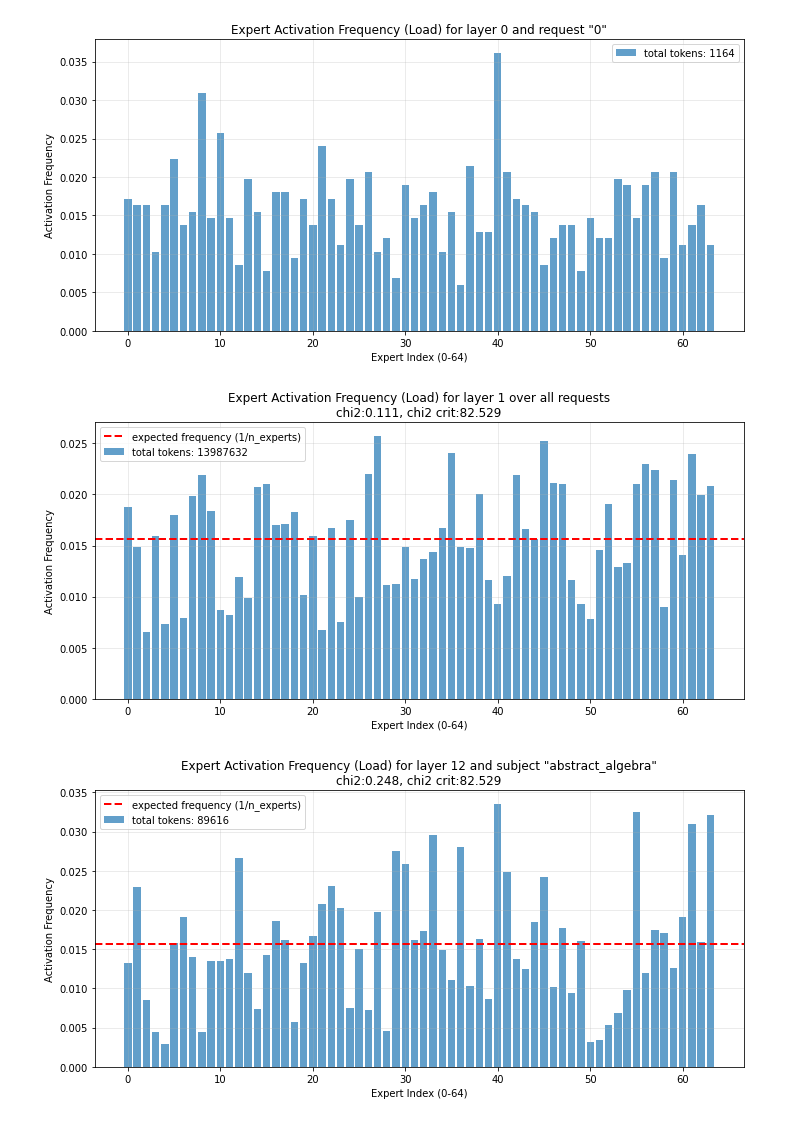
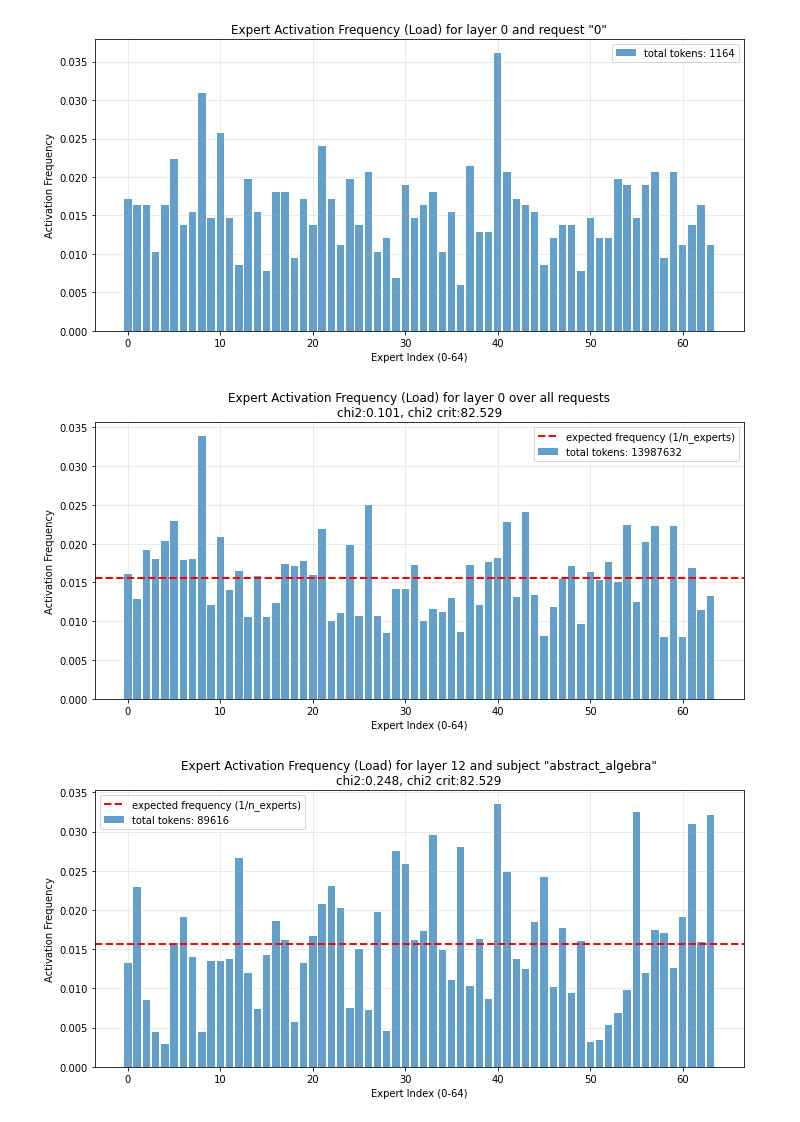
Before and after one commit to deveringham/moe-experiments, a Jupyter notebook: routing_analysis.ipynb, the cells around one changed output. Drawn from its saved outputs; the diff is of its cells as text; code cells hidden in the pictures.

```diff
--- a/routing_analysis.ipynb
+++ b/routing_analysis.ipynb
@@ -13,6 +13,7 @@ chat_template_size = 18
 model_choice = 'deepseek'
 
 if model_choice == 'qwen':
+    run_id = '20260320092339'
     n_experts = 60
     n_layers = 24
     k = 4
@@ -103,6 +104,22 @@ for d in data:
     probs_output = probs[prompt_len:, :, :]
     topk_indices = d['active_experts']
 
+    # For Qwen:         probs: [seq_len, n_experts, n_layers], topk_indices: [seq_len*k, n_layers]
+    # For DeepSeek:     probs: [seq_len, k, n_layers],         topk_indices: [seq_len, k, n_layers]
+    # For Mistral:      probs: [seq_len, n_experts, n_layers], topk_indices: [seq_len, k, n_layers]
+    # After conversion: probs: [seq_len, n_experts, n_layers], topk_indices: [seq_len, k, n_layers]
+    # (DeepSeek probs filled with 0s for non-selected experts)
+
+    if model_choice == 'qwen':
+        seq_len = probs.size(0)
+        topk_indices = torch.reshape(topk_indices, (seq_len, k, n_layers))
+    if model_choice == 'deepseek':
+        probs_extended = torch.zeros(probs.size(0), n_experts, n_layers)
+        probs_extended.scatter_(1, topk_indices, probs)
+        probs = probs_extended
+
+    #print(f"probs: {probs.size()}, topk_indices: {topk_indices.size()}")
+
     for i in range(len(output_tokens)):
         t = output_tokens[i]
         if t in per_id_activations:
@@ -328,32 +363,32 @@ per_layer_totals = [c.sum() for c in per_layer_counts]
 # %%
 # Examine load balance over all activations
 selected_layer = 0
 expert_counts = per_layer_counts[selected_layer]
 expert_ids = np.array(range(n_experts))
 count_per_expert = np.array([expert_counts[i] for i in expert_ids])
-total = expert_counts.total()
+total = per_layer_totals[selected_layer]
 
 expected_freq = 1 / n_experts
 freqs = count_per_expert / total
-chisq = np.sum(np.square(freqs - expected_freq) / expected_freq)
+chisq = torch.sum(torch.square(freqs - expected_freq) / expected_freq)
 q = 0.05
 df = n_experts - 1
 chisq_crit = chi2.isf(q=q, df=df)
 
 fig, ax = plt.subplots(1, 1, figsize=(10, 5))
 ax.bar(expert_ids, freqs, \
         label='total tokens: %d' % (total), \
         alpha=0.7)
 plt.axhline(y=expected_freq, color='red', linestyle='--', linewidth=2, label="expected frequency (1/n_experts)")
 ax.set_title(f"Expert Activation Frequency (Load) for layer {selected_layer} over all requests\nchi2:{chisq:.3f}, chi2 crit:{chisq_crit:.3f}")
 ax.set_xlabel(f"Expert Index (0-{n_experts})")
 ax.set_ylabel("Activation Frequency")
 ax.legend()
 ax.grid(True, alpha=0.3)
 plt.tight_layout()
 plt.show()
 # %% [output]
-[figure, old version]
+[figure, new version]
 # %%
 # Same, but per-subject
 selected_layer = 12
```
Also changed, not shown: parts of 3 cells of this notebook, 2 other files.
